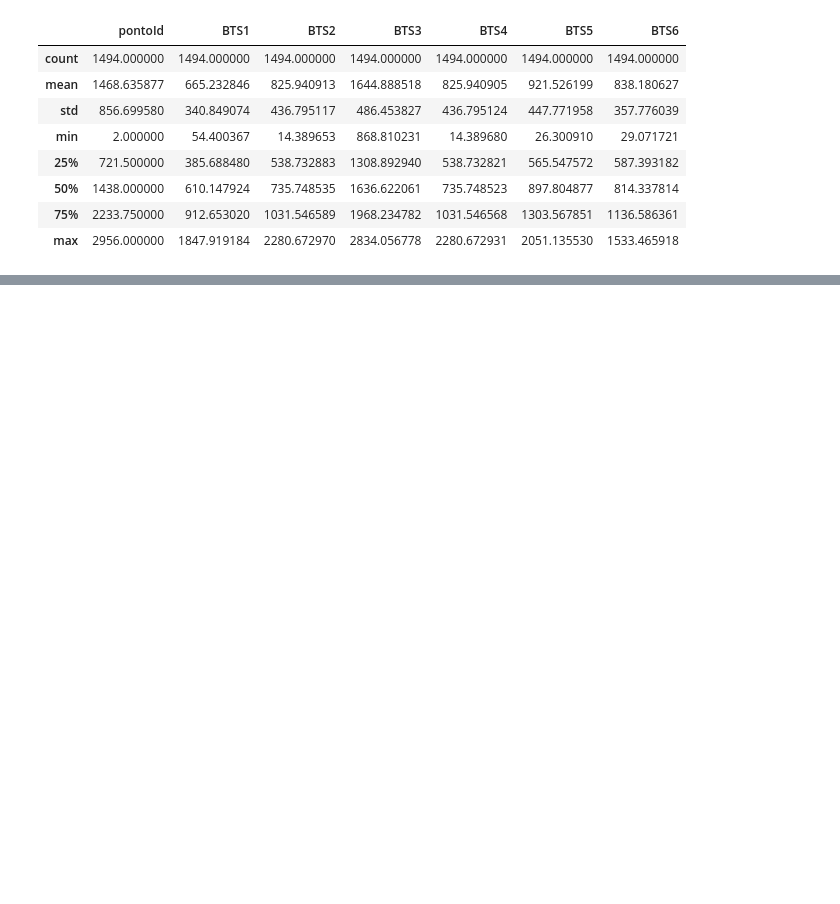
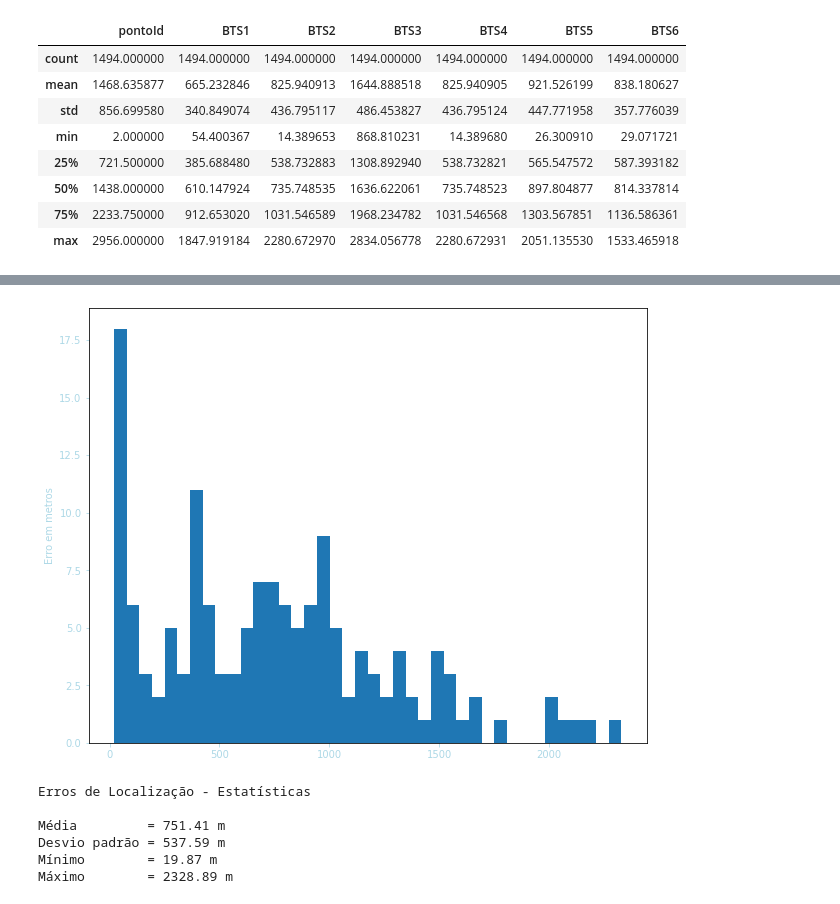
Before and after one commit to lucasgrisiq/location_predictor, a Jupyter notebook: main.ipynb, the cells around one changed output, grey strips where cells are left out. Cells and saved outputs as stored; diff of their text form; code cells hidden in the pictures; blank space fills up the shorter version.

```diff
--- a/main.ipynb
+++ b/main.ipynb
@@ -320,0 +563,30 @@ def show_box_plot(dataframe):
+# %%
+# Histograma dos erros em metros
+erros = []
+for i, row in pred_df.iterrows():
+    lat, lon = df[df['pontoId'] == row['pontoId']].iloc[0][['lat', 'lon']]
+    lat_pred, lon_pred = row['lat_pred'], row['lon_pred']
+    erro = calculate_distance(lat, lon, lat_pred, lon_pred)
+    erros.append(erro)
+
+fig, ax = plt.subplots(figsize=(10, 8))
+
+ax.hist(erros, bins=40)
+ax.set_ylabel("Erro em metros")
+plt.show()
+# %% [output]
+[figure, added]
+# %%
+# Estatisticas
+print('Erros de Localização - Estatísticas\n')
+print('Média         = {:.2f} m'.format(np.mean(erros)))
+print('Desvio padrão = {:.2f} m'.format(np.std(erros)))
+print('Mínimo        = {:.2f} m'.format(np.min(erros)))
+print('Máximo        = {:.2f} m'.format(np.max(erros)))
+# %% [output]
+Erros de Localização - Estatísticas
+
+Média         = 751.41 m
+Desvio padrão = 537.59 m
+Mínimo        = 19.87 m
+Máximo        = 2328.89 m
```
Also changed, not shown: parts of 25 cells of this notebook, 1 other file.
